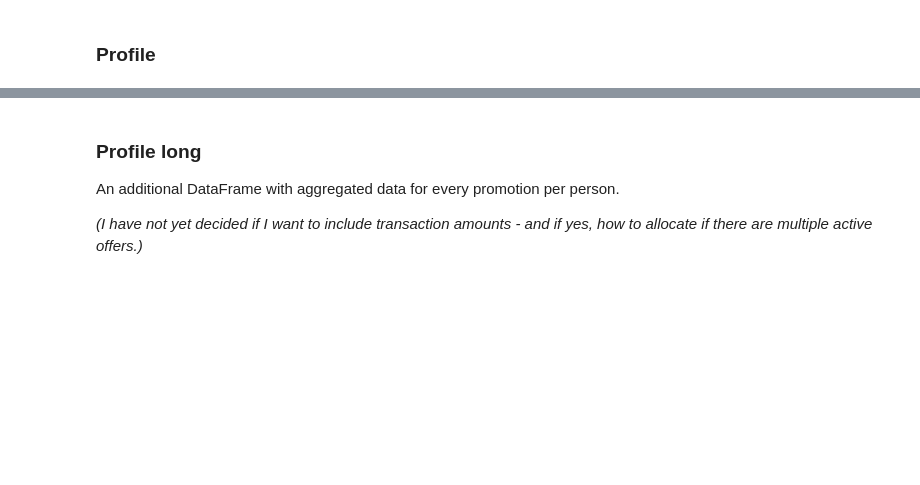
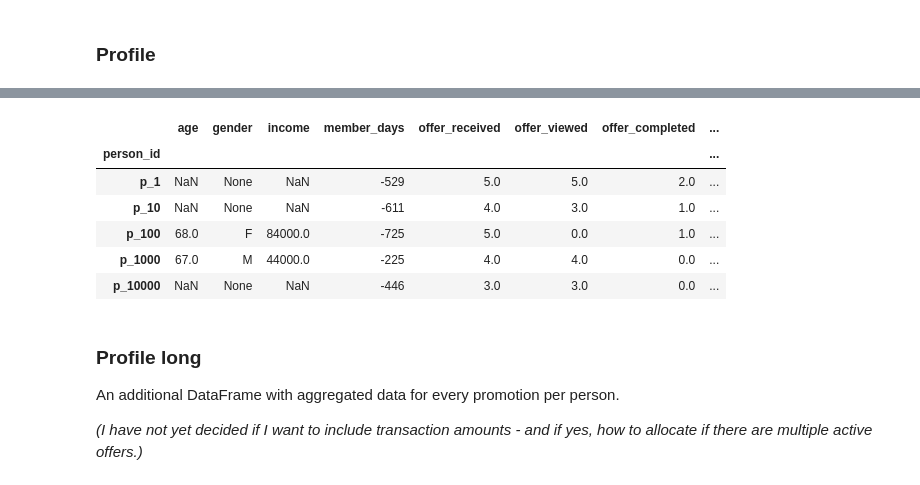
Before and after one commit to rbuerki/segmentation-challenge-starbucks, a Jupyter notebook: 1-data_prep.ipynb, the cells around one changed output, grey strips where cells are left out. Saved outputs shown, nothing was run; the diff lists cells and outputs as text; code cells hidden in the pictures; blank space fills up the shorter version.

```diff
--- a/1-data_prep.ipynb
+++ b/1-data_prep.ipynb
@@ -685,12 +727,13 @@ display(amount_grouped.head())
 # %%
-"""add aggregated data for non promo related transactions""" # note: only transactions that are outside of duration - NOT GOOD
+"""add aggregated data for non promo related transactions""" # not in duration, promo not viewed, promo already completed
 
 def sum_non_promo(df):
     """For every person identify all promotions outside of promotion durations,
-    list their number and sum their amounts. Return a dataframe.
+    or that have occured when no promotion was viewed or all promotions were completed.
+    Count their number, sum their amounts. Return a dataframe.
 
     ARGUMENTS:
-        - df: dataframe, output from DURATION FLAGGING function
+        - df: dataframe, output from ACTIVATION FLAGGING function
 
     RETURNS:
         - non_promo_df: dataframe, 3 columns: person_id, transaction count, amount
@@ -698,15 +741,15 @@ def sum_non_promo(df):
     non_promo = []
 
     for person in tqdm(set(df['person_id'])):
-        df_slice = df.loc[df['person_id'] == person]
-        n_p_index = df_slice.loc[df_slice.iloc[: , 4:].isnull().all(axis=1)].index
+        df_slice = df.loc[(df['person_id'] == person) & df['offer_id'].isnull()]
+        n_p_index = df_slice.loc[df_slice.iloc[: , 4:].sum(axis=1) == 0].index
 
         n_p_transactions = len(n_p_index)
         n_p_amount = df_slice.loc[n_p_index, 'amount'].sum()
 
         non_promo.append({'person_id' : person,
-                          'non_promo_transactions' : n_p_transactions,
-                            'non_promo_amount' : n_p_amount,
+                          'np_transactions' : n_p_transactions,
+                            'np_amount' : n_p_amount,
                          })
 
     non_promo_df = pd.DataFrame(non_promo, columns = ['person_id',
@@ -724,21 +776,27 @@ non_promo_df
 # %%
 """add everything to profile, in 2 steps"""
 
-profile_plus = pd.concat([profile, promo_grouped, amount_grouped], axis=1, sort=True)
-assert len(profile_plus.columns) == len(profile.columns) + len(promo_grouped.columns) + len(amount_grouped.columns)
+profile_plus = pd.concat([profile, promo_grouped], axis=1, sort=True)
 # calculate another column: mean transaction amount
-profile_plus['mean_amount'] = profile_plus['total_amount'] / profile_plus['transactions']
+profile_plus['total_mean_amount'] = profile_plus['total_amount'] / profile_plus['total_trans']
 
 profile_extended = pd.concat([profile_plus, non_promo_df], axis=1, sort=True)
-assert len(profile_extended.columns) == len(profile_plus.columns) + len(non_promo_df.columns)
-# calculate additional columns
-profile_extended['mean_np_amount'] = profile_extended['np_amount'] / profile_extended['np_transactions']
-profile_extended['prop_np_transacions'] = profile_extended['np_transactions'] / profile_extended['transactions']
+# calculate additional columns, related to non_promo transactions
+profile_extended['np_mean_amount'] = profile_extended['np_amount'] / profile_extended['np_transactions']
+profile_extended['prop_np_transacions'] = profile_extended['np_transactions'] / profile_extended['total_trans']
 profile_extended['prop_np_amount'] = profile_extended['np_amount'] / profile_extended['total_amount']
 
 # eliminate NaN in aggregated data and check results
 profile_extended.iloc[: , 4:] = profile_extended.iloc[: , 4:].fillna(value=0.0)
 profile_extended.head()
+# %% [output]
+|  | age | gender | income | member_days | offer_received | offer_viewed | offer_completed | ... |
+| person_id |  |  |  |  |  |  |  | ... |
+| p_1 | NaN | None | NaN | -529 | 5.0 | 5.0 | 2.0 | ... |
+| p_10 | NaN | None | NaN | -611 | 4.0 | 3.0 | 1.0 | ... |
+| p_100 | 68.0 | F | 84000.0 | -725 | 5.0 | 0.0 | 1.0 | ... |
+| p_1000 | 67.0 | M | 44000.0 | -225 | 4.0 | 4.0 | 0.0 | ... |
+| p_10000 | NaN | None | NaN | -446 | 3.0 | 3.0 | 0.0 | ... |
 # %% [markdown]
 ### Profile long
 
```
Also changed, not shown: parts of 14 cells of this notebook.
